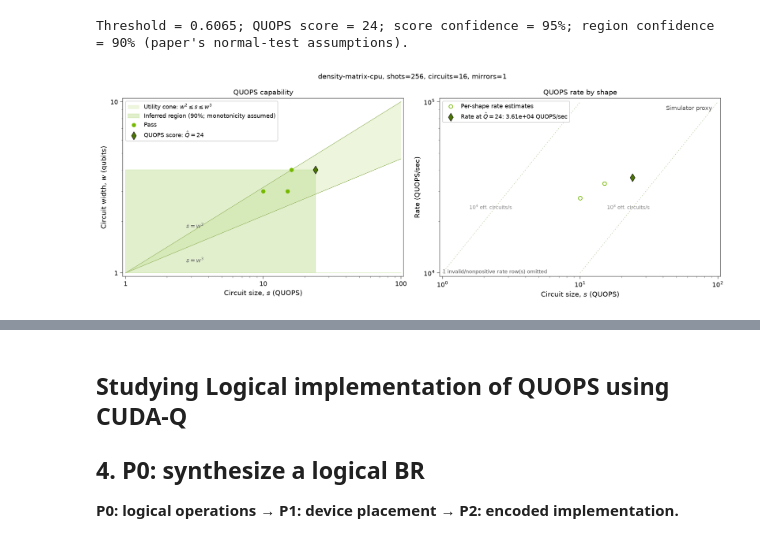
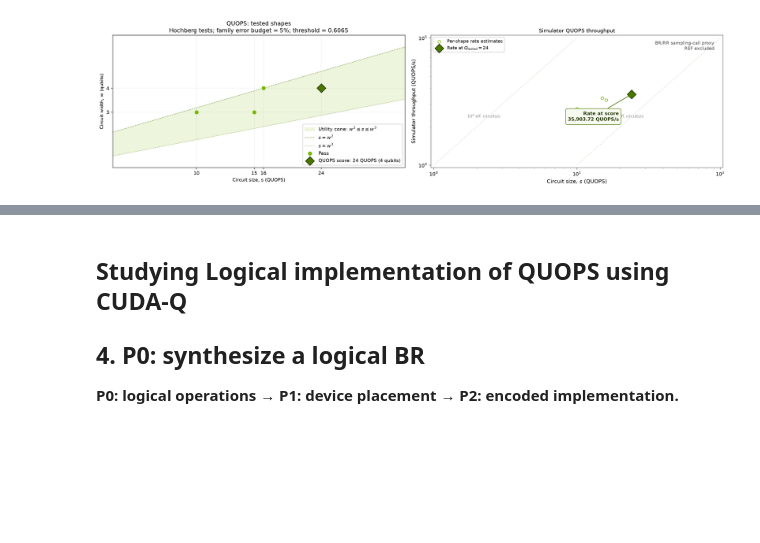
Before and after one commit to sandialabs/PRAQTICE, a Jupyter notebook: quops/implementations/cudaq/quops.ipynb, the cells around one changed output, grey strips where cells are left out. Cells and saved outputs as stored; diff of their text form; code cells hidden in the pictures; blank space fills up the shorter version.

Commit message:
Update CUDA-Q QUOPS tutorial, analysis and saved figures

```diff
--- a/quops/implementations/cudaq/quops.ipynb
+++ b/quops/implementations/cudaq/quops.ipynb
@@ -227,15 +177,22 @@ where $N$ is the combined BR and RR shot count. The highlighted rate uses the ga
 # %%
-# Estimate polarization and bootstrap uncertainty, then apply the paper's gated and Hochberg tests.
-# score_sequence was fixed before acquisition; all remaining declared shapes stay in the region family.
-per_shape = summarize_quops_runs(data, familywise_alpha=familywise_alpha, bootstrap_resamples=bootstrap_resamples, seed=seed, declared_shapes=shapes, score_sequence=score_sequence)
+# Average the BR, RR and REF observations within each tested shape.
+avg_lambdas_for_each_shape = calculate_mean_lambdas(data)
 
-# The 95% lower bound is per shape; the Hochberg family decides using adjusted_p_value.
-decision_table = per_shape[["width", "depth", "size", "test_family", "mean_polarization", "polarization_lower", "p_value", "adjusted_p_value", "decision"]].rename(columns={"mean_polarization": "estimated_polarization", "polarization_lower": "lower_bound_95"})
-decision_table["decision"] = decision_table["decision"].map({"pass": "Pass", "fail": "Fail", "invalid": "Invalid", "not_tested": "Not tested (gate closed)"})
-display(decision_table.style.format({"estimated_polarization": "{:.4f}", "lower_bound_95": "{:.4f}", "p_value": "{:.4g}", "adjusted_p_value": "{:.4g}"}, na_rep="—").hide(axis="index"))
-print(f"Threshold = {per_shape['threshold'].iloc[0]:.4f}; QUOPS score = {per_shape.attrs['score']}; score confidence = {1-familywise_alpha:.0%}; region confidence = {1-2*familywise_alpha:.0%} (paper's normal-test assumptions).")
+# Normalize the mean lambdas to estimate each shape's mean process polarization.
+gamma_for_each_shape = calculate_gamma_hat_ws(avg_lambdas_for_each_shape)
 
-# Show the downward-closed capability estimate and the rate at the gated score's shape.
-label = f"{cudaq.get_target().name}, shots={shots}, circuits={num_circuits}, mirrors={num_mirrors}"
-fig = plot_quops_results(per_shape, label=label)
+# Estimate uncertainty by resampling original circuit groups and independent REF observations.
+sigma_for_each_shape = calculate_sigma(data, bootstrap_resamples, seed)
+
+gamma_lower_for_each_shape = calculate_gamma_lower(gamma_for_each_shape, sigma_for_each_shape)
+
+# Calculate one-sided p-values, then adjust across the full declared family.
+p_value_for_each_shape = calculate_p_value(gamma_for_each_shape, sigma_for_each_shape)
+hochberg_for_each_shape = hochberg_test(p_value_for_each_shape, alpha=familywise_alpha, declared_shapes=shapes)
+
+# Calculate the simulator QUOPS/s proxy using summed BR/RR time and shots.
+quops_rate_for_each_shape = calculate_quops_rate(data, gamma_for_each_shape)
+
+# Plot every shape's Hochberg decision and its simulator rate side by side.
+fig = plot_quops_scan(hochberg_for_each_shape, quops_rate_for_each_shape, title="QUOPS: tested shapes")
 # %% [output]
@@ -247,3 +199,2 @@ fig = plot_quops_results(per_shape, label=label)
-Threshold = 0.6065; QUOPS score = 24; score confidence = 95%; region confidence = 90% (paper's normal-test assumptions).
-[figure, old version]
+[figure, new version]
 # %% [markdown]
```
Also changed, not shown: parts of 17 cells of this notebook, 5 other files.
